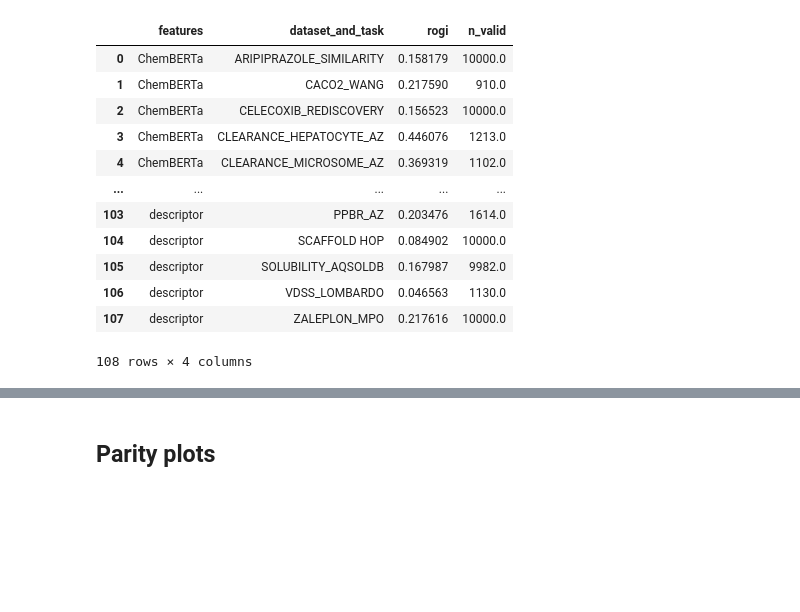
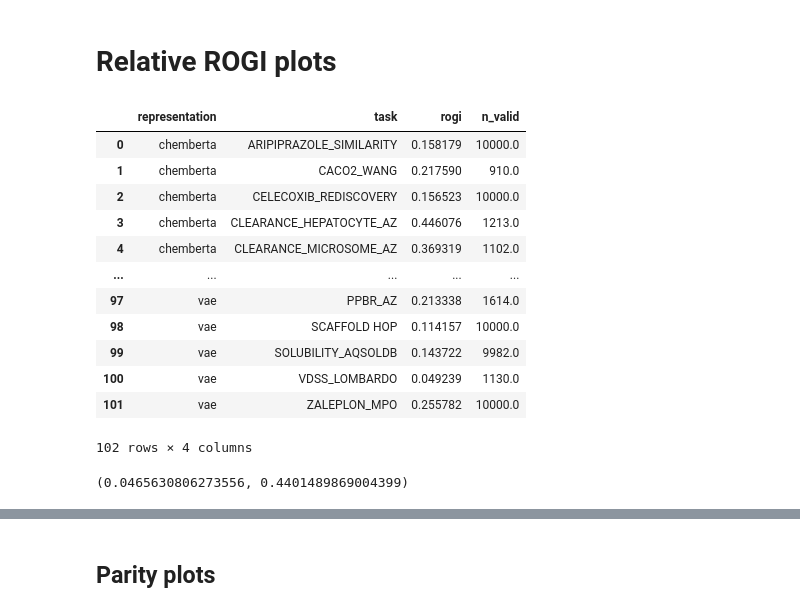
Before and after one commit to coleygroup/rogi-xd, a Jupyter notebook: notebooks/rogi-dist.ipynb, the cells around one changed output, grey strips where cells are left out. Drawn from its saved outputs; the diff is of its cells as text; code cells hidden in the pictures; blank space fills up the shorter version.

```diff
--- a/notebooks/rogi-dist.ipynb
+++ b/notebooks/rogi-dist.ipynb
@@ -33,3 +1,5 @@ _Note_: If you want to ensure your figure aesthetics are the same, either manual
+# %% [markdown]
+# Relative ROGI plots
 # %%
 from pathlib import Path
 from typing import Iterable, Union
@@ -65,28 +35,33 @@ def disable_gridlines(ax: plt.Axes, axis: str, vals: Union[float, Iterable[float
 
 def rogi_string(x: str):
     return rf"$\mathrm{{ROGI}}_{{\mathrm{{{x}}}}}$"
-# %%
-df = pd.concat(map(pd.read_csv, CSV_DIR.iterdir()), ignore_index=True)\
-    .replace(*zip(*FEATURE_LABELS.items()))\
-    .groupby(["features", "dataset_and_task"])\
-    .agg("mean")\
-    .reset_index()
-
-FEATURES = set(df["features"].unique())
-PRETRAINED_FEATURES = sorted(FEATURES - {"descriptor", "FP"})
-
-df
-# %% [output]
-|  | features | dataset_and_task | rogi | n_valid |
-| 0 | ChemBERTa | ARIPIPRAZOLE_SIMILARITY | 0.158179 | 10000.0 |
-| 1 | ChemBERTa | CACO2_WANG | 0.217590 | 910.0 |
-| 2 | ChemBERTa | CELECOXIB_REDISCOVERY | 0.156523 | 10000.0 |
-| 3 | ChemBERTa | CLEARANCE_HEPATOCYTE_AZ | 0.446076 | 1213.0 |
-| 4 | ChemBERTa | CLEARANCE_MICROSOME_AZ | 0.369319 | 1102.0 |
-| ... | ... | ... | ... | ... |
-| 103 | descriptor | PPBR_AZ | 0.203476 | 1614.0 |
-| 104 | descriptor | SCAFFOLD HOP | 0.084902 | 10000.0 |
-| 105 | descriptor | SOLUBILITY_AQSOLDB | 0.167987 | 9982.0 |
-| 106 | descriptor | VDSS_LOMBARDO | 0.046563 | 1130.0 |
-| 107 | descriptor | ZALEPLON_MPO | 0.217616 | 10000.0 |
-108 rows × 4 columns
+# %%
+df = pd.concat([pd.read_csv(p) for p in CSV_DIR.iterdir() if not p.is_dir()], ignore_index=True)\
+    .rename(columns={'dataset_and_task': "task"})\
+    .groupby(["representation", "task"])\
+    .mean()\
+    .reset_index()\
+    .replace({"morgan": "FP", "descriptor": "descriptors"})
+
+REPRS = ["chemberta", "chemgpt", "gin", "vae", "descriptors", "FP"]
+PRETRAINED_REPRS = ["chemberta", "chemgpt", "gin", "vae"]
+
+sns.set_palette("Set2", len(REPRS))
+COLORS = sns.color_palette("Set2", len(REPRS))
+REPR_COLORS = dict(zip(REPRS, COLORS))
+
+df
+# %% [output]
+|  | representation | task | rogi | n_valid |
+| 0 | chemberta | ARIPIPRAZOLE_SIMILARITY | 0.158179 | 10000.0 |
+| 1 | chemberta | CACO2_WANG | 0.217590 | 910.0 |
+| 2 | chemberta | CELECOXIB_REDISCOVERY | 0.156523 | 10000.0 |
+| 3 | chemberta | CLEARANCE_HEPATOCYTE_AZ | 0.446076 | 1213.0 |
+| 4 | chemberta | CLEARANCE_MICROSOME_AZ | 0.369319 | 1102.0 |
+| ... | ... | ... | ... | ... |
+| 97 | vae | PPBR_AZ | 0.213338 | 1614.0 |
+| 98 | vae | SCAFFOLD HOP | 0.114157 | 10000.0 |
+| 99 | vae | SOLUBILITY_AQSOLDB | 0.143722 | 9982.0 |
+| 100 | vae | VDSS_LOMBARDO | 0.049239 | 1130.0 |
+| 101 | vae | ZALEPLON_MPO | 0.255782 | 10000.0 |
+102 rows × 4 columns
@@ -92,0 +78,5 @@ df
+# %%
+x = df.groupby("representation").rogi.apply(np.array)['descriptors']
+x.min(), x.max()
+# %% [output]
+(0.0465630806273556, 0.4401489869004399)
```
Also changed, not shown: parts of 16 cells of this notebook, 11 other files.
